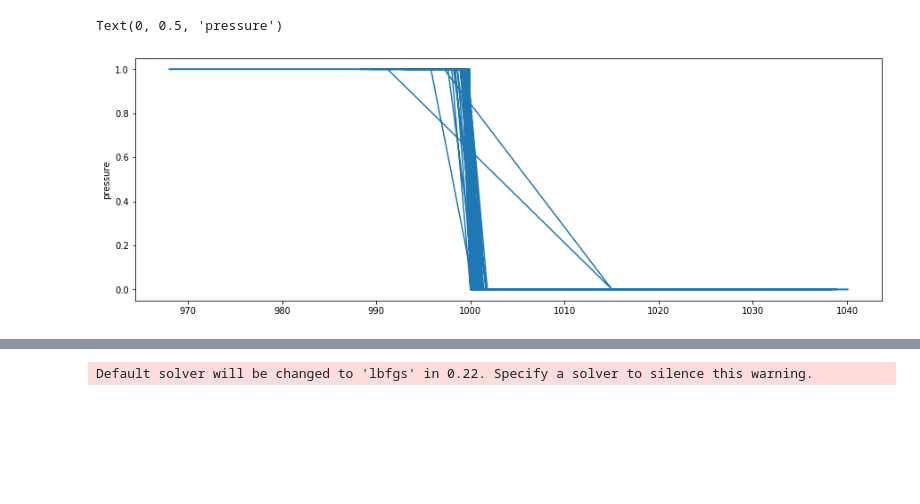
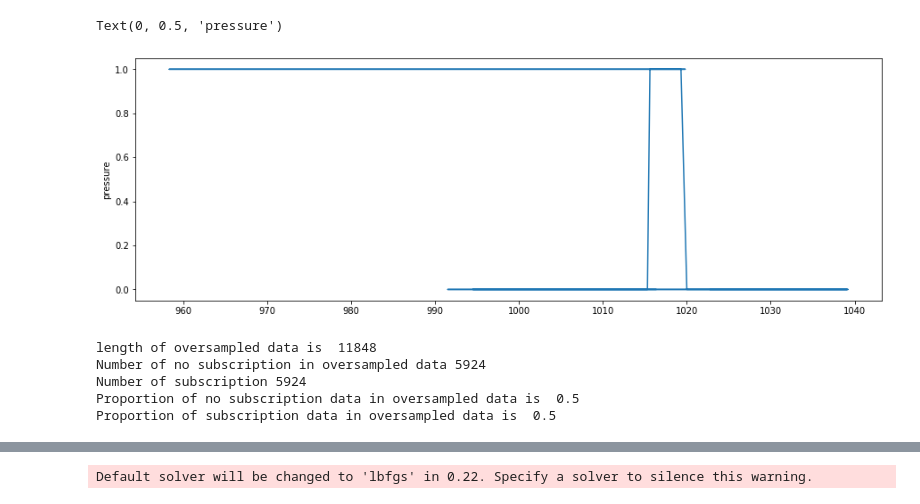
Before and after one commit to ishwarc404/Weather_Prediction_DataAnalytics, a Jupyter notebook: MODEL/Logistic/Logistic.ipynb, the cells around one changed output, grey strips where cells are left out. Saved outputs shown, nothing was run; the diff lists cells and outputs as text; code cells hidden in the pictures; blank space fills up the shorter version.

```diff
--- a/MODEL/Logistic/Logistic.ipynb
+++ b/MODEL/Logistic/Logistic.ipynb
@@ -53,10 +63,34 @@ plot_df(rs_65, x=rs_65.datetime,y1=rs_65.windspeed, y2=rs_65.pressure, title='Pr
 # %%
 x=df_b7['pressure']
-y1=df_b7['possibility']
+y1=df_b7['hurrthreat']
 fig = plt.figure(figsize=(15,5))
 ax1 = fig.add_subplot(111)
 ax1.plot(x, y1)
 ax1.set_ylabel('pressure')
 # %% [output]
 Text(0, 0.5, 'pressure')
-[figure, old version]
+[figure, new version]
+# %%
+keep_col = ['day','month','waveperiod','waveheight','WindDir','windspeed','pressure']
+X = df_b7_init[keep_col]
+y = df_b7_init['hurrthreat']
+
+os = SMOTE(random_state=0)
+X_train, X_test, y_train, y_test = train_test_split(X, y, test_size=0.3, random_state=0)
+columns = X_train.columns
+os_data_X,os_data_y=os.fit_sample(X_train, y_train)
+
+os_data_X = pd.DataFrame(data=os_data_X,columns=columns )
+os_data_y= pd.DataFrame(data=os_data_y,columns=['hurrthreat'])
+# we can Check the numbers of our data
+print("length of oversampled data is ",len(os_data_X))
+print("Number of no subscription in oversampled data",len(os_data_y[os_data_y['hurrthreat']==0]))
+print("Number of subscription",len(os_data_y[os_data_y['hurrthreat']==1]))
+print("Proportion of no subscription data in oversampled data is ",len(os_data_y[os_data_y['hurrthreat']==0])/len(os_data_X))
+print("Proportion of subscription data in oversampled data is ",len(os_data_y[os_data_y['hurrthreat']==1])/len(os_data_X))
+# %% [output]
+length of oversampled data is  11848
+Number of no subscription in oversampled data 5924
+Number of subscription 5924
+Proportion of no subscription data in oversampled data is  0.5
+Proportion of subscription data in oversampled data is  0.5
```
Also changed, not shown: parts of 11 cells of this notebook, 1 other file.
